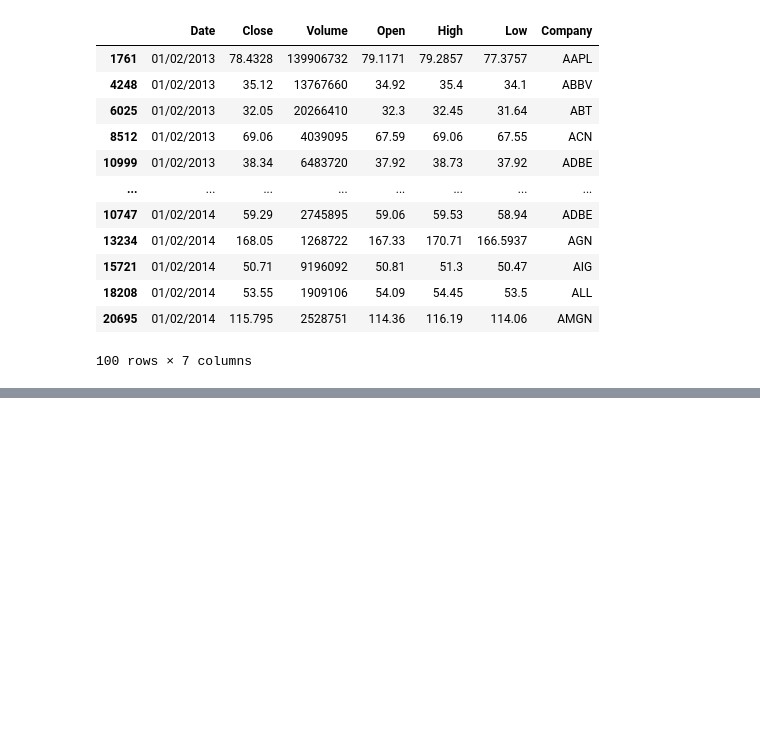
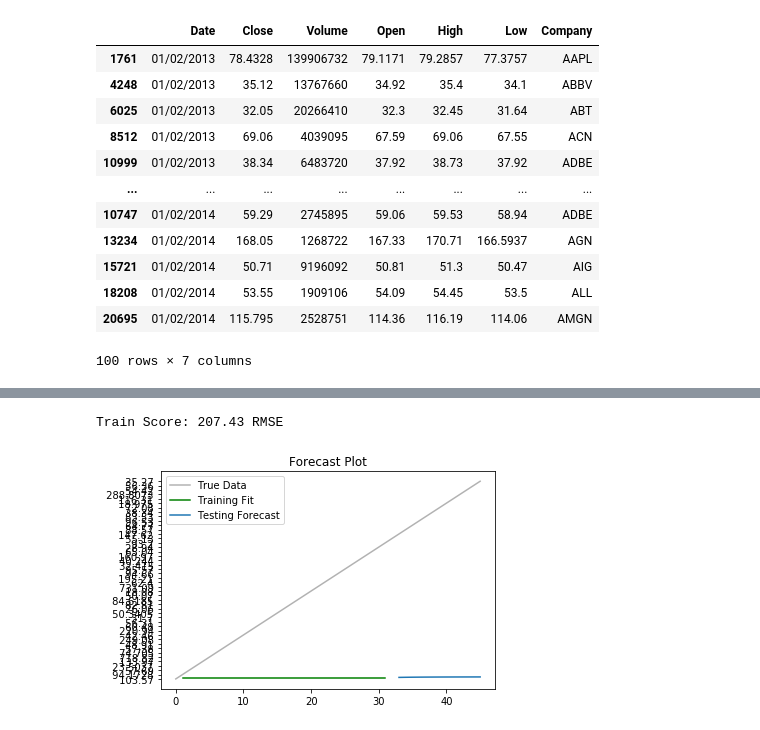
Before and after one commit to sfwtopoulos/stocks, a Jupyter notebook: Stocks_seq_1st.ipynb, the cells around one changed output, grey strips where cells are left out. Saved outputs shown, nothing was run; the diff lists cells and outputs as text; code cells hidden in the pictures; blank space fills up the shorter version.

```diff
--- a/Stocks_seq_1st.ipynb
+++ b/Stocks_seq_1st.ipynb
@@ -196,0 +247,42 @@ ValueError: ignored
+# %%
+# train fit performance
+trainPredict = seq_lstm_model.predict(train_x)
+trainScore = math.sqrt(mean_squared_error(train_y[0], trainPredict[0]))
+print('Train Score: %.2f RMSE' % (trainScore))
+# %% [output]
+Train Score: 207.43 RMSE
+# %%
+# Pad input sequence
+testPredict = pad_sequences(test_x,maxlen=train_x.shape[1],padding='post',dtype='float64')
+# %%
+# forecast values
+testPredict = seq_lstm_model.predict(testPredict)
+# %%
+# forecast values
+testPredict = seq_lstm_model.predict(testPredict)
+# %%
+# # inverse transformation
+# scaler = MinMaxScaler(feature_range=(0, 1))
+# trainPredict = scaler.inverse_transform(trainPredict.\
+#                                         reshape(trainPredict.shape[1]))
+# testPredict = scaler.inverse_transform(testPredict.\
+#                                         reshape(testPredict.shape[1]))
+
+trainPredict=trainPredict.reshape(trainPredict.shape[1])
+testPredict=testPredict.reshape(testPredict.shape[1])
+# %%
+# plot the true and forecasted values
+train_size = len(trainPredict)+1
+
+plt.plot(second_split.Close.index,
+          second_split.Close.values,c='black',
+          alpha=0.3,label='True Data')
+plt.plot(second_split.Close.index[1:train_size],
+          trainPredict,label='Training Fit',c='g')
+plt.plot(second_split.Close.index[train_size+1:],
+          testPredict[:test_x.shape[1]],label='Testing Forecast')
+plt.title('Forecast Plot')
+plt.legend()
+plt.show()
+# %% [output]
+[figure, added]
```
Also changed, not shown: parts of 11 cells of this notebook.
